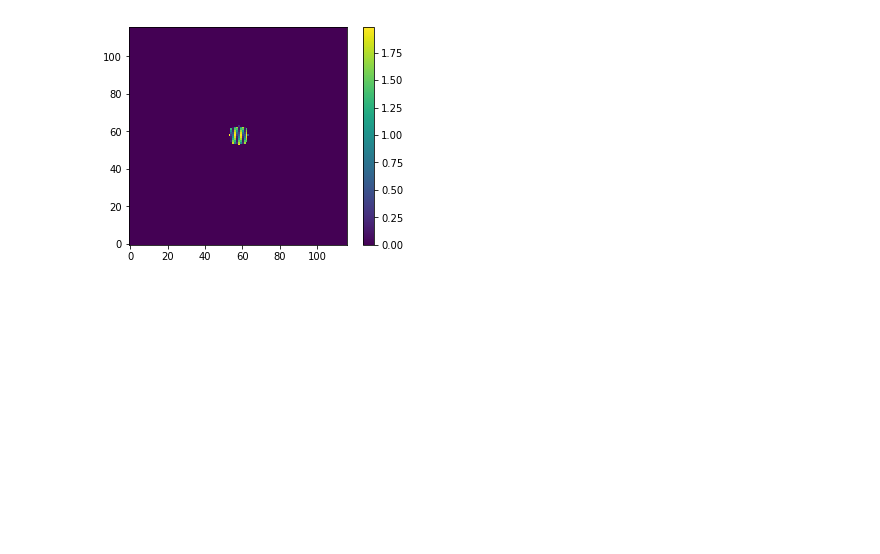
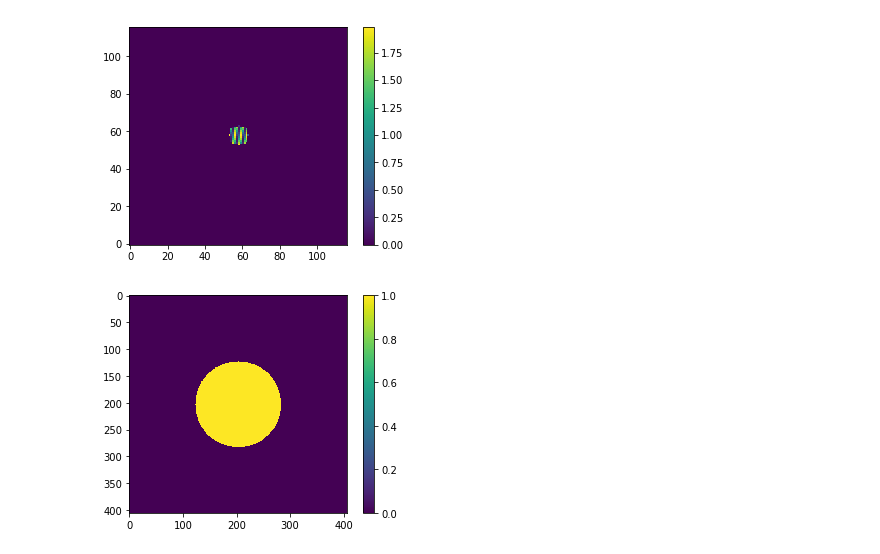
Before and after one commit to mwanakijiji/lbti_fizeau_control, a Jupyter notebook: phasecam_pupil_simulator.ipynb, the cells around one changed output. Cells and saved outputs as stored; diff of their text form; code cells hidden in the pictures; blank space fills up the shorter version.

```diff
--- a/phasecam_pupil_simulator.ipynb
+++ b/phasecam_pupil_simulator.ipynb
@@ -157,3 +173,11 @@ plt.show()
+# %%
+pc_image_H = illum_PC(lambda_PC=lambda_H,
+                beta_PC=45,
+                tao12_PC=0,
+                x_coord_pre_rot=xv,
+                deg_rot=10)
+mask_circle = create_circular_mask(pc_image_H, radius = 25)
+pc_image_H = np.multiply(pc_image_H,mask_circle)
 # %%
 plt.imshow(pc_image_H, origin="lower")
 plt.colorbar()
@@ -172,3 +190,22 @@ hdul.writeto('junk_K.fits', overwrite=True)
 hdu = fits.PrimaryHDU(pc_image_H)
 hdul = fits.HDUList([hdu])
 hdul.writeto('junk_H.fits', overwrite=True)
+# %%
+## INTERMISSION: MAKING A MASK FOR PCA DECOMPOSITION OF PSFS IN ALTAIR PROJECT
+
+# initialize a grid
+x = np.arange(0, 406)
+y = np.arange(0, 406)
+xv, yv = np.meshgrid(x, y)
+
+# turn to integers
+plt.imshow(mask_circle.astype(int))
+plt.colorbar()
+plt.show()
+
+# write FITS
+hdu = fits.PrimaryHDU(mask_circle.astype(int))
+hdul = fits.HDUList([hdu])
+hdul.writeto('mask_406x406_rad080.fits', overwrite=True)
+# %% [output]
+[figure, added]
```
Also changed, not shown: parts of 9 cells of this notebook, 3 other files.
